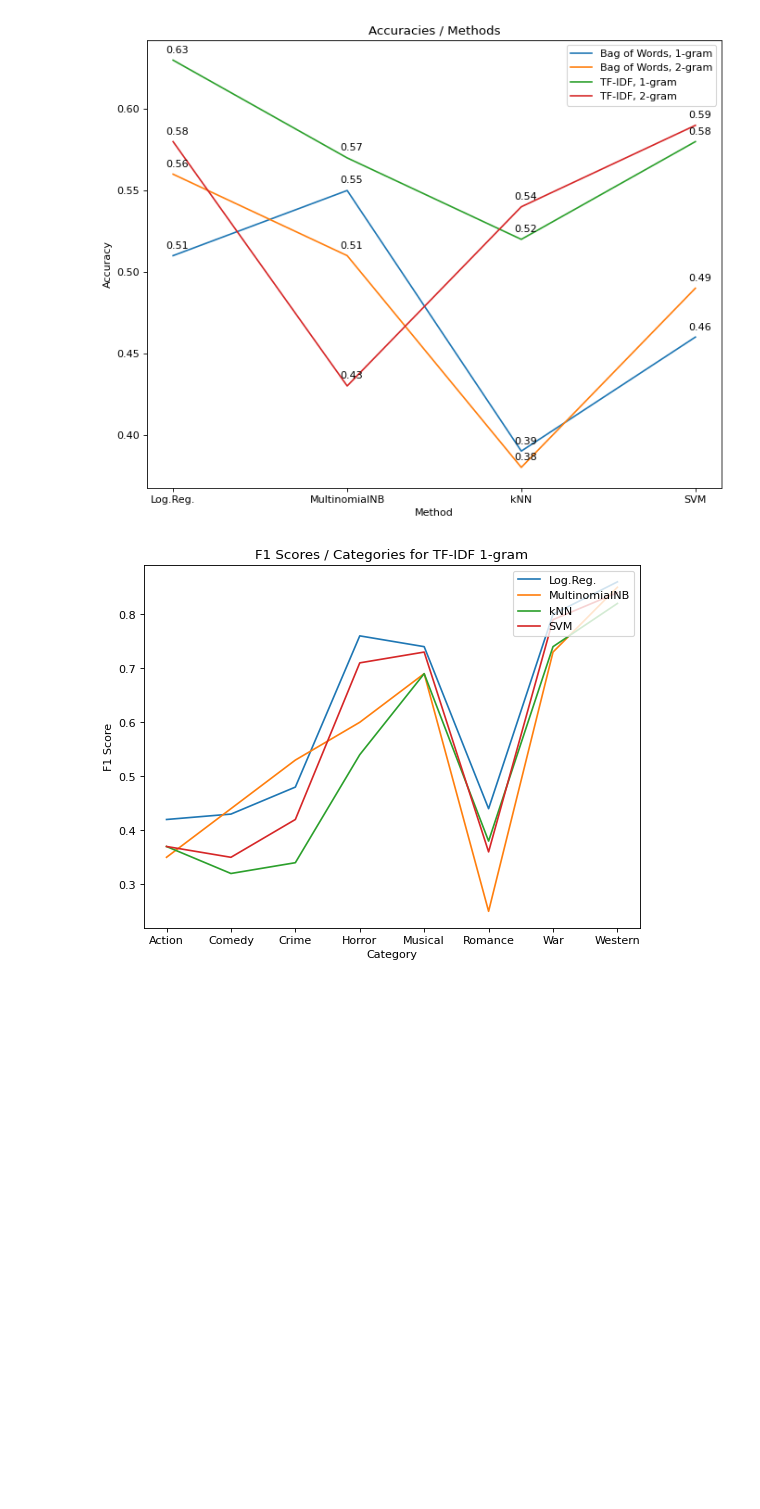
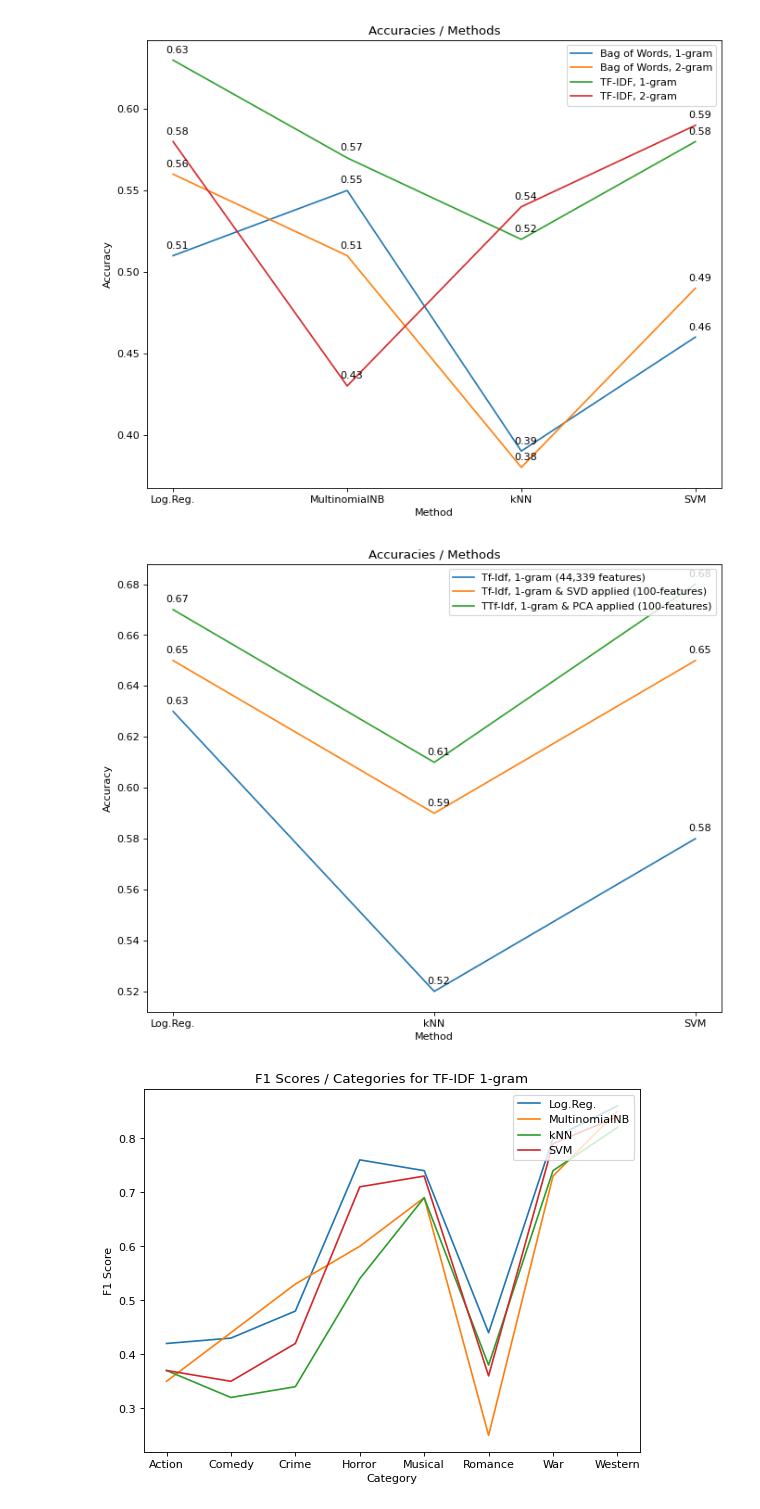
Before and after one commit to alierdogan7/CMP712-MachineLearning_MovieClassification, a Jupyter notebook: plot_results.ipynb, the cells around one changed output. Drawn from its saved outputs; the diff is of its cells as text; code cells hidden in the pictures; blank space fills up the shorter version.

```diff
--- a/plot_results.ipynb
+++ b/plot_results.ipynb
@@ -29,6 +29,35 @@ plt.title("Accuracies / Methods")
 plt.show()
 # %% [output]
 [figure]
+# %%
+import matplotlib.pyplot as plt
+from matplotlib.pyplot import figure
+
+results = {}
+labels = ["Log.Reg.", "kNN", "SVM"]
+without_reduction_acc = [0.63, 0.52, 0.58]
+svd_acc = [.65, .59, .65]
+pca_acc = [.67, .61, .68]
+
+def plot_line(scores, tag):
+    plt.plot(labels, scores, label=tag)#, 'o')
+    for i,j in enumerate(scores):
+        plt.annotate(str(j),xy=(i,j),xytext=(-7,7), textcoords='offset points')
+
+figure(figsize=(10, 8), dpi=80)
+plot_line(without_reduction_acc, "Tf-Idf, 1-gram (44,339 features)")
+plot_line(svd_acc, "Tf-Idf, 1-gram & SVD applied (100-features)")
+plot_line(pca_acc, "TTf-Idf, 1-gram & PCA applied (100-features)")
+
+# plt.axis([0, 5, -1, 100])
+
+plt.xlabel('Method')
+plt.ylabel('Accuracy')
+plt.legend(loc='upper right', numpoints=1)
+plt.title("Accuracies / Methods")
+plt.show()
+# %% [output]
+[figure, added]
 # %%
 categories = ["Action", "Comedy", "Crime", "Horror", "Musical", "Romance", "War", "Western"]
 
```
Also changed, not shown: parts of 1 cell of this notebook, 3 other files.
